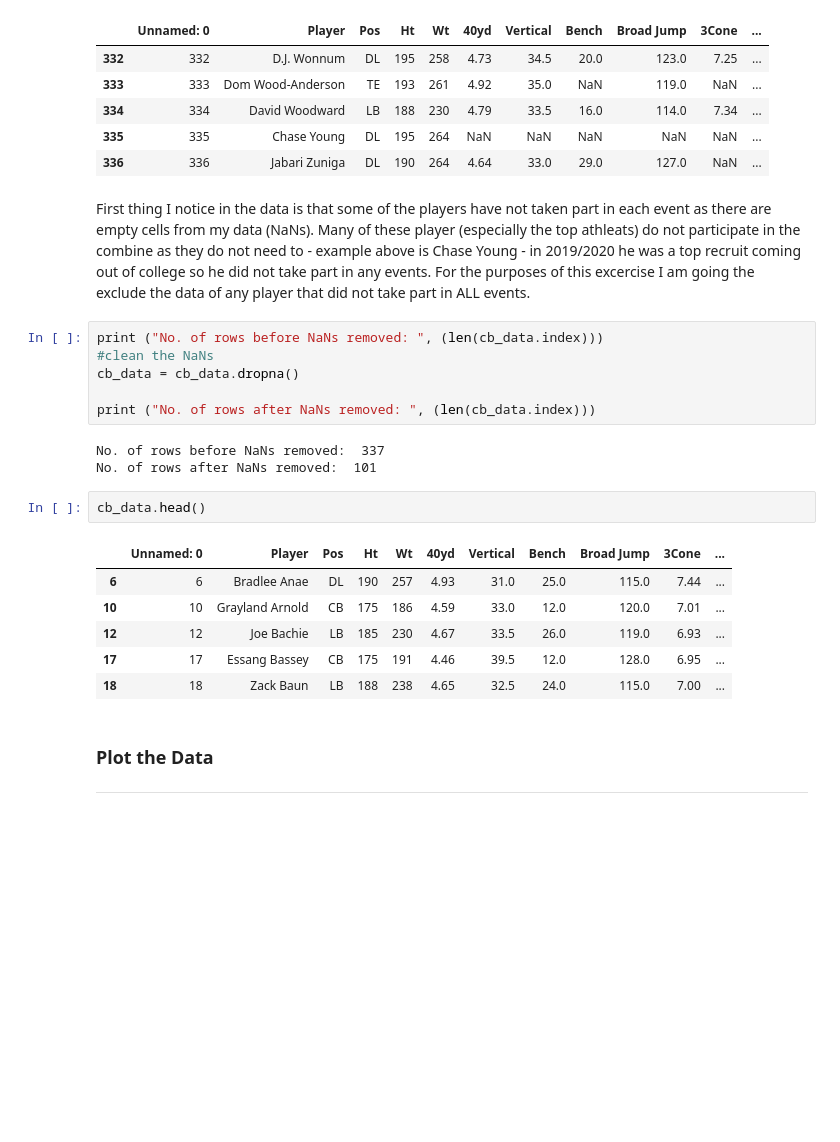
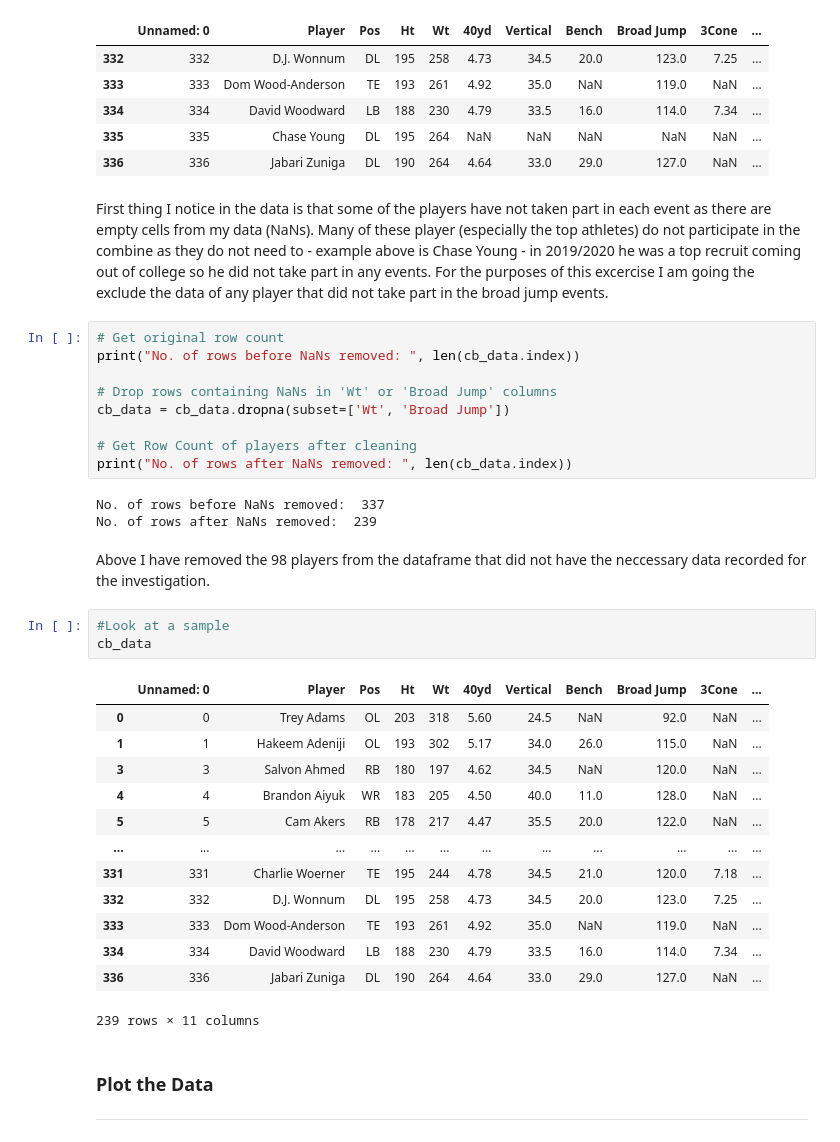
Before and after one commit to Lynch08/Machine_Learning_And_Statistics_2023, a Jupyter notebook: NFL_combine.ipynb, the cells around one changed output. Cells and saved outputs as stored; diff of their text form; blank space fills up the shorter version.

```diff
--- a/NFL_combine.ipynb
+++ b/NFL_combine.ipynb
@@ -27,25 +31,38 @@ cb_data.tail()
 | 335 | 335 | Chase Young | DL | 195 | 264 | NaN | NaN | NaN | NaN | NaN | ... |
 | 336 | 336 | Jabari Zuniga | DL | 190 | 264 | 4.64 | 33.0 | 29.0 | 127.0 | NaN | ... |
 # %% [markdown]
-First thing I notice in the data is that some of the players have not taken part in each event as there are empty cells from my data (NaNs). Many of these player (especially the top athleats) do not participate in the combine as they do not need to - example above is Chase Young - in 2019/2020 he was a top recruit coming out of college so he did not take part in any events. For the purposes of this excercise I am going the exclude the data of any player that did not take part in ALL events.
+First thing I notice in the data is that some of the players have not taken part in each event as there are empty cells from my data (NaNs). Many of these player (especially the top athletes) do not participate in the combine as they do not need to - example above is Chase Young - in 2019/2020 he was a top recruit coming out of college so he did not take part in any events. For the purposes of this excercise I am going the exclude the data of any player that did not take part in the broad jump events.
-# %%
-print ("No. of rows before NaNs removed: ", (len(cb_data.index)))
-#clean the NaNs
-cb_data = cb_data.dropna()
-
-print ("No. of rows after NaNs removed: ", (len(cb_data.index)))
-# %% [output]
-No. of rows before NaNs removed:  337
-No. of rows after NaNs removed:  101
+# %%
+# Get original row count
+print("No. of rows before NaNs removed: ", len(cb_data.index))
+
+# Drop rows containing NaNs in 'Wt' or 'Broad Jump' columns
+cb_data = cb_data.dropna(subset=['Wt', 'Broad Jump'])
+
+# Get Row Count of players after cleaning
+print("No. of rows after NaNs removed: ", len(cb_data.index))
+# %% [output]
+No. of rows before NaNs removed:  337
+No. of rows after NaNs removed:  239
+# %% [markdown]
+Above I have removed the 98 players from the dataframe that did not have the neccessary data recorded for the investigation.
 # %%
-cb_data.head()
+#Look at a sample
+cb_data
 # %% [output]
 |  | Unnamed: 0 | Player | Pos | Ht | Wt | 40yd | Vertical | Bench | Broad Jump | 3Cone | ... |
-| 6 | 6 | Bradlee Anae | DL | 190 | 257 | 4.93 | 31.0 | 25.0 | 115.0 | 7.44 | ... |
-| 10 | 10 | Grayland Arnold | CB | 175 | 186 | 4.59 | 33.0 | 12.0 | 120.0 | 7.01 | ... |
-| 12 | 12 | Joe Bachie | LB | 185 | 230 | 4.67 | 33.5 | 26.0 | 119.0 | 6.93 | ... |
-| 17 | 17 | Essang Bassey | CB | 175 | 191 | 4.46 | 39.5 | 12.0 | 128.0 | 6.95 | ... |
-| 18 | 18 | Zack Baun | LB | 188 | 238 | 4.65 | 32.5 | 24.0 | 115.0 | 7.00 | ... |
+| 0 | 0 | Trey Adams | OL | 203 | 318 | 5.60 | 24.5 | NaN | 92.0 | NaN | ... |
+| 1 | 1 | Hakeem Adeniji | OL | 193 | 302 | 5.17 | 34.0 | 26.0 | 115.0 | NaN | ... |
+| 3 | 3 | Salvon Ahmed | RB | 180 | 197 | 4.62 | 34.5 | NaN | 120.0 | NaN | ... |
+| 4 | 4 | Brandon Aiyuk | WR | 183 | 205 | 4.50 | 40.0 | 11.0 | 128.0 | NaN | ... |
+| 5 | 5 | Cam Akers | RB | 178 | 217 | 4.47 | 35.5 | 20.0 | 122.0 | NaN | ... |
+| ... | ... | ... | ... | ... | ... | ... | ... | ... | ... | ... | ... |
+| 331 | 331 | Charlie Woerner | TE | 195 | 244 | 4.78 | 34.5 | 21.0 | 120.0 | 7.18 | ... |
+| 332 | 332 | D.J. Wonnum | DL | 195 | 258 | 4.73 | 34.5 | 20.0 | 123.0 | 7.25 | ... |
+| 333 | 333 | Dom Wood-Anderson | TE | 193 | 261 | 4.92 | 35.0 | NaN | 119.0 | NaN | ... |
+| 334 | 334 | David Woodward | LB | 188 | 230 | 4.79 | 33.5 | 16.0 | 114.0 | 7.34 | ... |
+| 336 | 336 | Jabari Zuniga | DL | 190 | 264 | 4.64 | 33.0 | 29.0 | 127.0 | NaN | ... |
+239 rows × 11 columns
 # %% [markdown]
 ### Plot the Data
 
```
Also changed, not shown: parts of 15 cells of this notebook.
